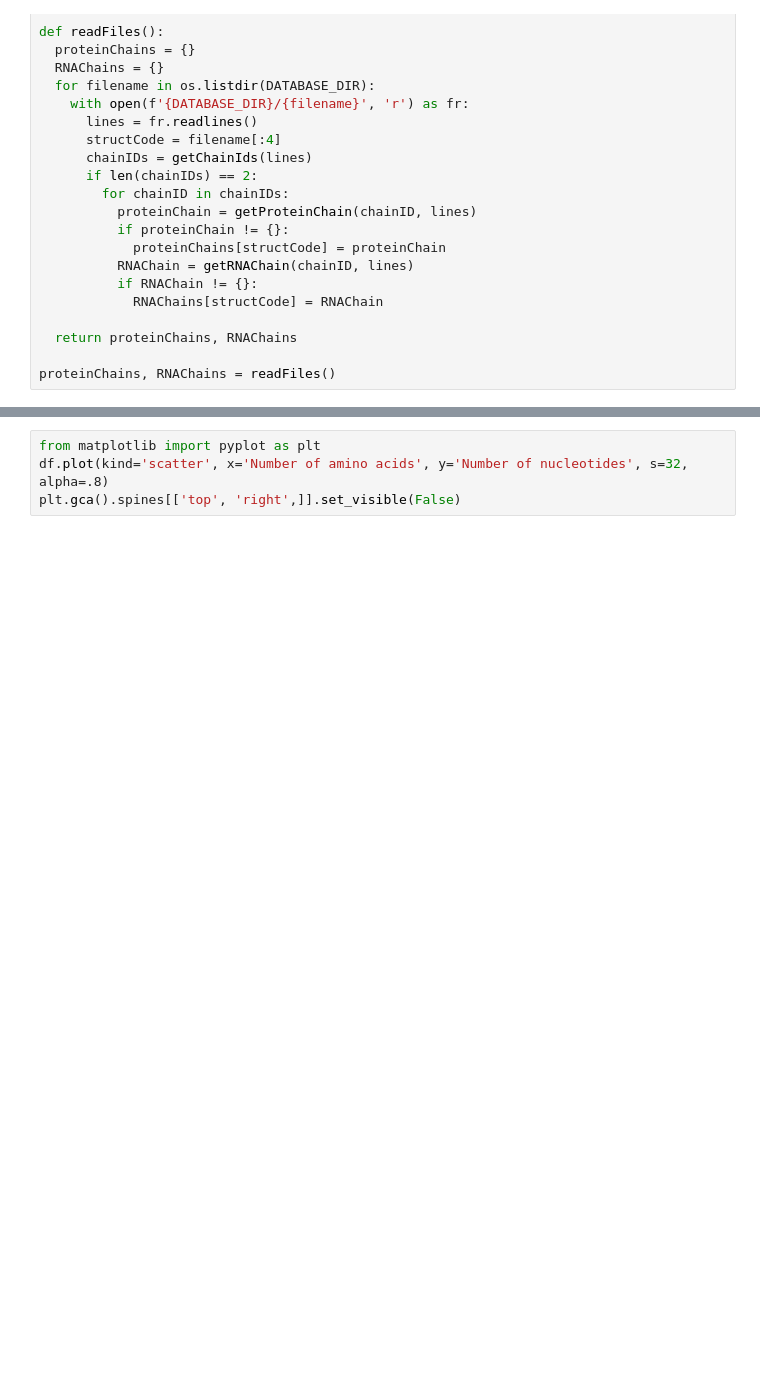
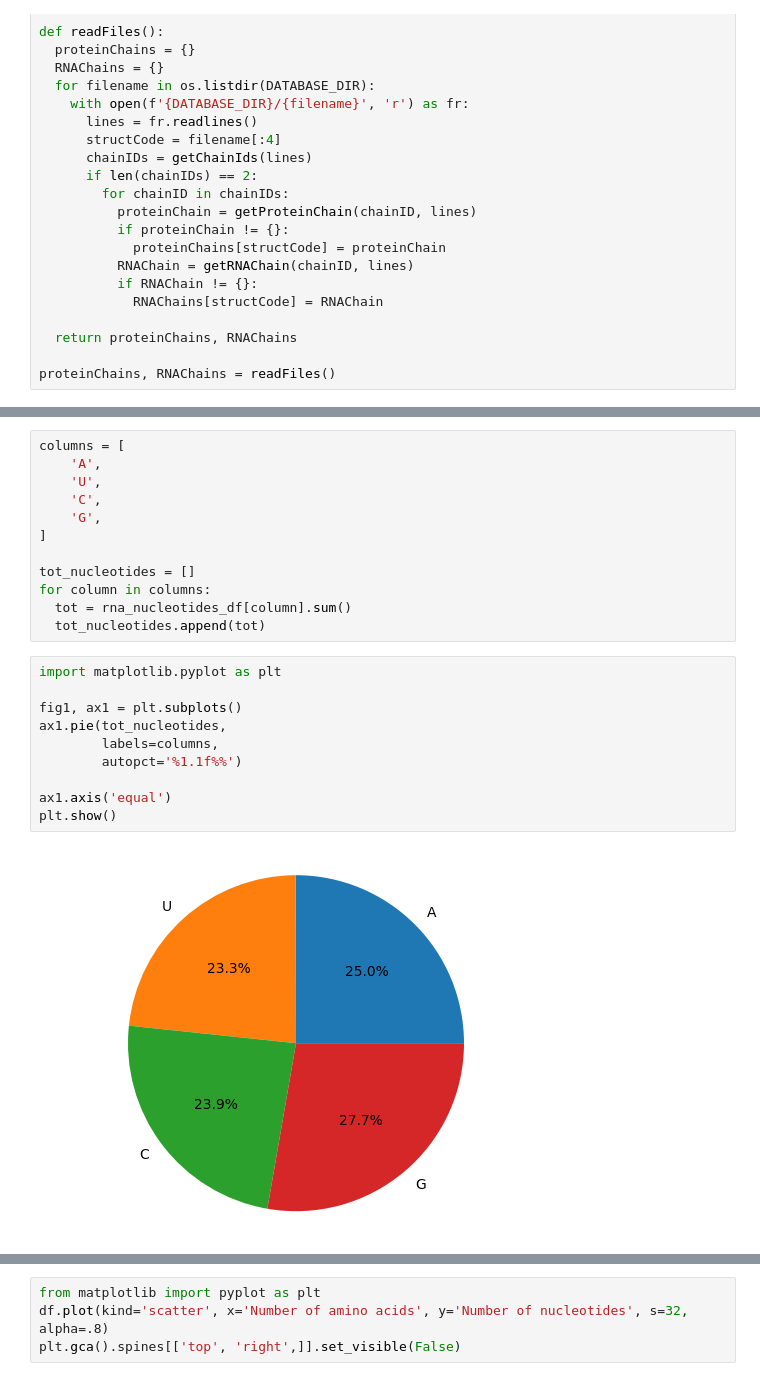
Before and after one commit to EnnesJp/Monografia-Sistemas-de-Informacao, a Jupyter notebook: I/MSI_JoaoPedroEnnes.ipynb, the cells around one changed output, grey strips where cells are left out. Saved outputs shown, nothing was run; the diff lists cells and outputs as text; blank space fills up the shorter version.

```diff
--- a/I/MSI_JoaoPedroEnnes.ipynb
+++ b/I/MSI_JoaoPedroEnnes.ipynb
@@ -111,3 +411,27 @@ print(protein_df)
+# %%
+columns = [
+    'A',
+    'U',
+    'C',
+    'G',
+]
+
+tot_nucleotides = []
+for column in columns:
+  tot = rna_nucleotides_df[column].sum()
+  tot_nucleotides.append(tot)
+# %%
+import matplotlib.pyplot as plt
+
+fig1, ax1 = plt.subplots()
+ax1.pie(tot_nucleotides,
+        labels=columns,
+        autopct='%1.1f%%')
+
+ax1.axis('equal')
+plt.show()
+# %% [output]
+[figure, added]
 # %%
 df = pd.merge(protein_df, rna_df, on = "Structure")
 
```
Also changed, not shown: parts of 18 cells of this notebook.
